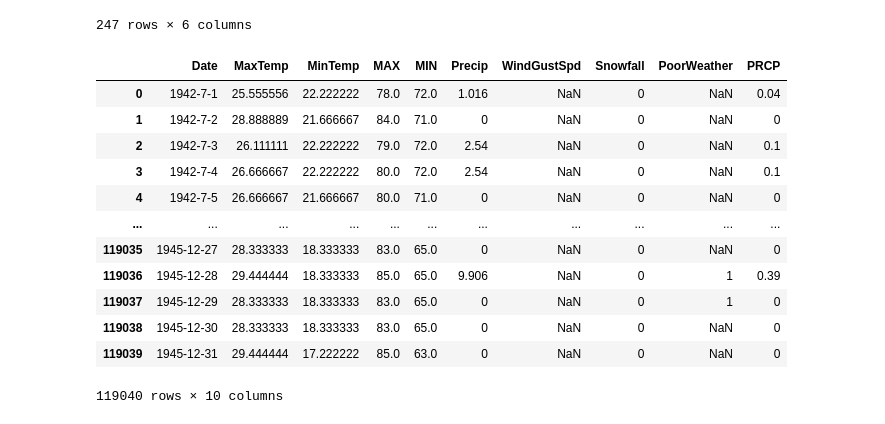
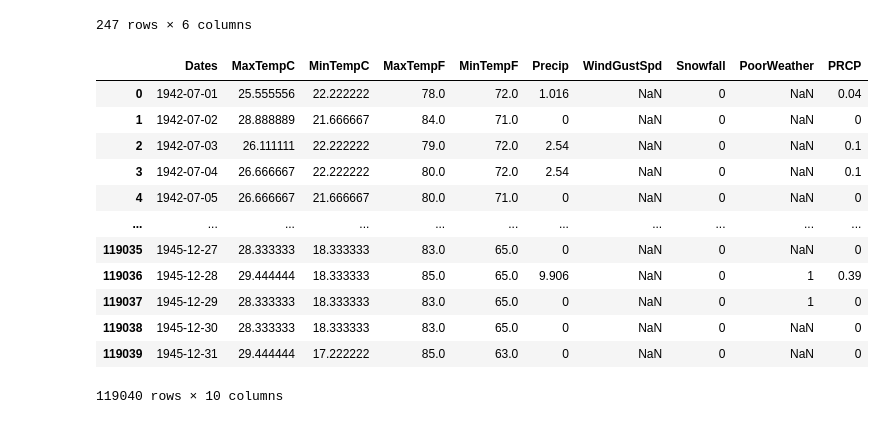
Before and after one commit to ibeth92/WWII, a Jupyter notebook: weather_aircraft_failures.ipynb, the cells around one changed output. Drawn from its saved outputs; the diff is of its cells as text; code cells hidden in the pictures.

```diff
--- a/weather_aircraft_failures.ipynb
+++ b/weather_aircraft_failures.ipynb
@@ -99,23 +119,24 @@ weather_data_clean = weather_df[['Date', 'MaxTemp', 'MinTemp','MAX', 'MIN', 'Pre
-# %%
-# Print clean weather data
-weather_data_clean
-# %% [output]
-|  | Date | MaxTemp | MinTemp | MAX | MIN | Precip | WindGustSpd | Snowfall | PoorWeather | PRCP |
-| 0 | 1942-7-1 | 25.555556 | 22.222222 | 78.0 | 72.0 | 1.016 | NaN | 0 | NaN | 0.04 |
-| 1 | 1942-7-2 | 28.888889 | 21.666667 | 84.0 | 71.0 | 0 | NaN | 0 | NaN | 0 |
-| 2 | 1942-7-3 | 26.111111 | 22.222222 | 79.0 | 72.0 | 2.54 | NaN | 0 | NaN | 0.1 |
-| 3 | 1942-7-4 | 26.666667 | 22.222222 | 80.0 | 72.0 | 2.54 | NaN | 0 | NaN | 0.1 |
-| 4 | 1942-7-5 | 26.666667 | 21.666667 | 80.0 | 71.0 | 0 | NaN | 0 | NaN | 0 |
-| ... | ... | ... | ... | ... | ... | ... | ... | ... | ... | ... |
-| 119035 | 1945-12-27 | 28.333333 | 18.333333 | 83.0 | 65.0 | 0 | NaN | 0 | NaN | 0 |
-| 119036 | 1945-12-28 | 29.444444 | 18.333333 | 85.0 | 65.0 | 9.906 | NaN | 0 | 1 | 0.39 |
-| 119037 | 1945-12-29 | 28.333333 | 18.333333 | 83.0 | 65.0 | 0 | NaN | 0 | 1 | 0 |
-| 119038 | 1945-12-30 | 28.333333 | 18.333333 | 83.0 | 65.0 | 0 | NaN | 0 | NaN | 0 |
-| 119039 | 1945-12-31 | 29.444444 | 17.222222 | 85.0 | 63.0 | 0 | NaN | 0 | NaN | 0 |
-119040 rows × 10 columns
 # %%
 # Convert dates to proper formatting
 weather_dates = weather_data_clean['Date'] = pd.to_datetime(weather_data_clean['Date'])
+# %%
+# Rename columns to make dataframes cleaner
+weather_data_clean = weather_data_clean.rename(columns= {"Date":'Dates','MAX':'MaxTempF','MIN':'MinTempF', 'MaxTemp': 'MaxTempC', 'MinTemp': 'MinTempC'})
+weather_data_clean
+# %% [output]
+|  | Dates | MaxTempC | MinTempC | MaxTempF | MinTempF | Precip | WindGustSpd | Snowfall | PoorWeather | PRCP |
+| 0 | 1942-07-01 | 25.555556 | 22.222222 | 78.0 | 72.0 | 1.016 | NaN | 0 | NaN | 0.04 |
+| 1 | 1942-07-02 | 28.888889 | 21.666667 | 84.0 | 71.0 | 0 | NaN | 0 | NaN | 0 |
+| 2 | 1942-07-03 | 26.111111 | 22.222222 | 79.0 | 72.0 | 2.54 | NaN | 0 | NaN | 0.1 |
+| 3 | 1942-07-04 | 26.666667 | 22.222222 | 80.0 | 72.0 | 2.54 | NaN | 0 | NaN | 0.1 |
+| 4 | 1942-07-05 | 26.666667 | 21.666667 | 80.0 | 71.0 | 0 | NaN | 0 | NaN | 0 |
+| ... | ... | ... | ... | ... | ... | ... | ... | ... | ... | ... |
+| 119035 | 1945-12-27 | 28.333333 | 18.333333 | 83.0 | 65.0 | 0 | NaN | 0 | NaN | 0 |
+| 119036 | 1945-12-28 | 29.444444 | 18.333333 | 85.0 | 65.0 | 9.906 | NaN | 0 | 1 | 0.39 |
+| 119037 | 1945-12-29 | 28.333333 | 18.333333 | 83.0 | 65.0 | 0 | NaN | 0 | 1 | 0 |
+| 119038 | 1945-12-30 | 28.333333 | 18.333333 | 83.0 | 65.0 | 0 | NaN | 0 | NaN | 0 |
+| 119039 | 1945-12-31 | 29.444444 | 17.222222 | 85.0 | 63.0 | 0 | NaN | 0 | NaN | 0 |
+119040 rows × 10 columns
 # %%
 # Print updated clean Thor weather data
 thor_weather_clean['MSNDATE'] = pd.to_datetime(thor_weather_clean['MSNDATE'])
```
Also changed, not shown: parts of 11 cells of this notebook, 4 other files.
